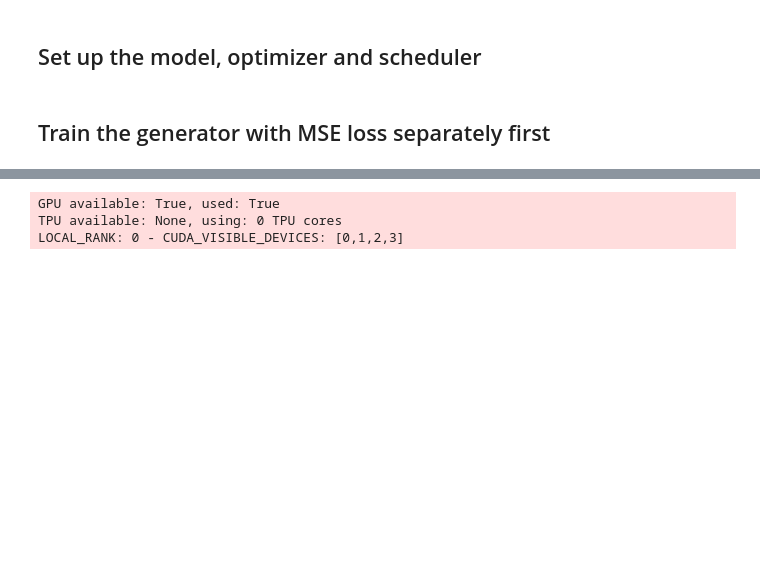
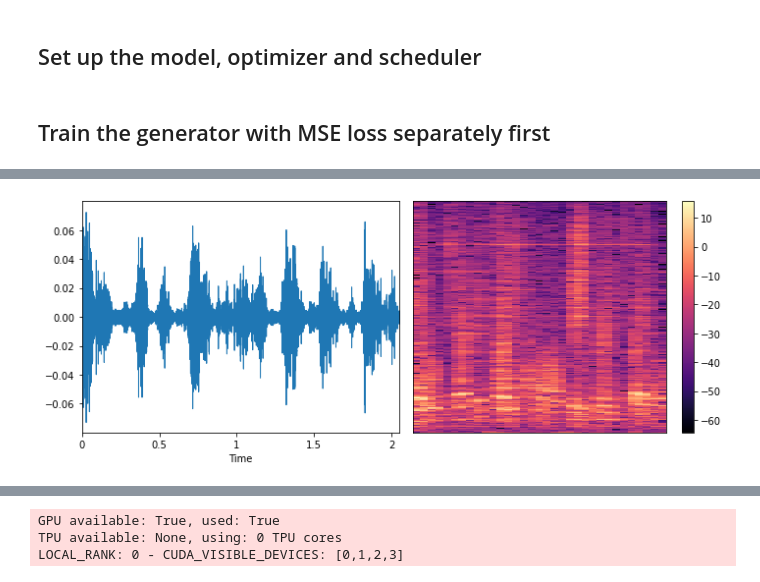
Before and after one commit to flyingleafe/asteroid, a Jupyter notebook: notebooks/training.ipynb, the cells around one changed output, grey strips where cells are left out. Saved outputs shown, nothing was run; the diff lists cells and outputs as text; code cells hidden in the pictures; blank space fills up the shorter version.

```diff
--- a/notebooks/training.ipynb
+++ b/notebooks/training.ipynb
@@ -166,0 +184,4 @@ system = FixDimSystem(unetgan.generator, optimizer, loss, train_loader, val_load
+# %%
+show_wav(enh.flatten())
+# %% [output]
+[figure, added]
```
Also changed, not shown: parts of 11 cells of this notebook, 3 other files.
